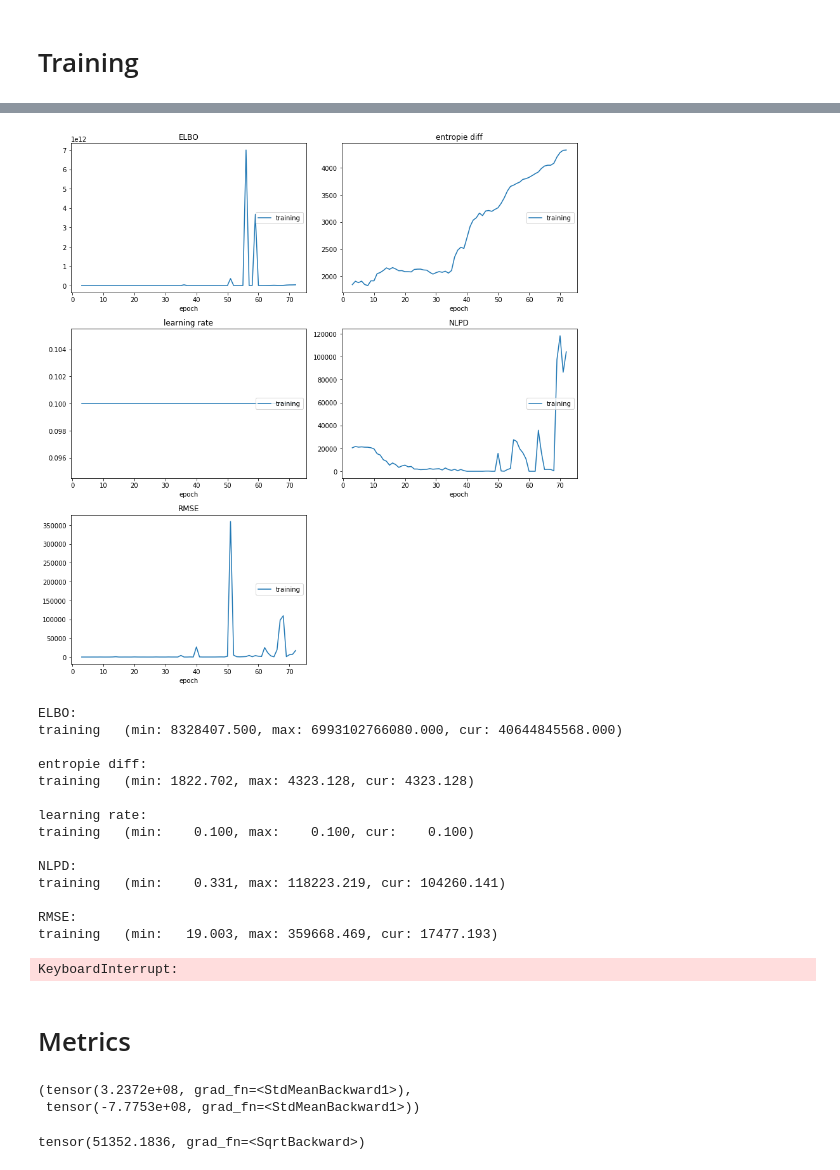
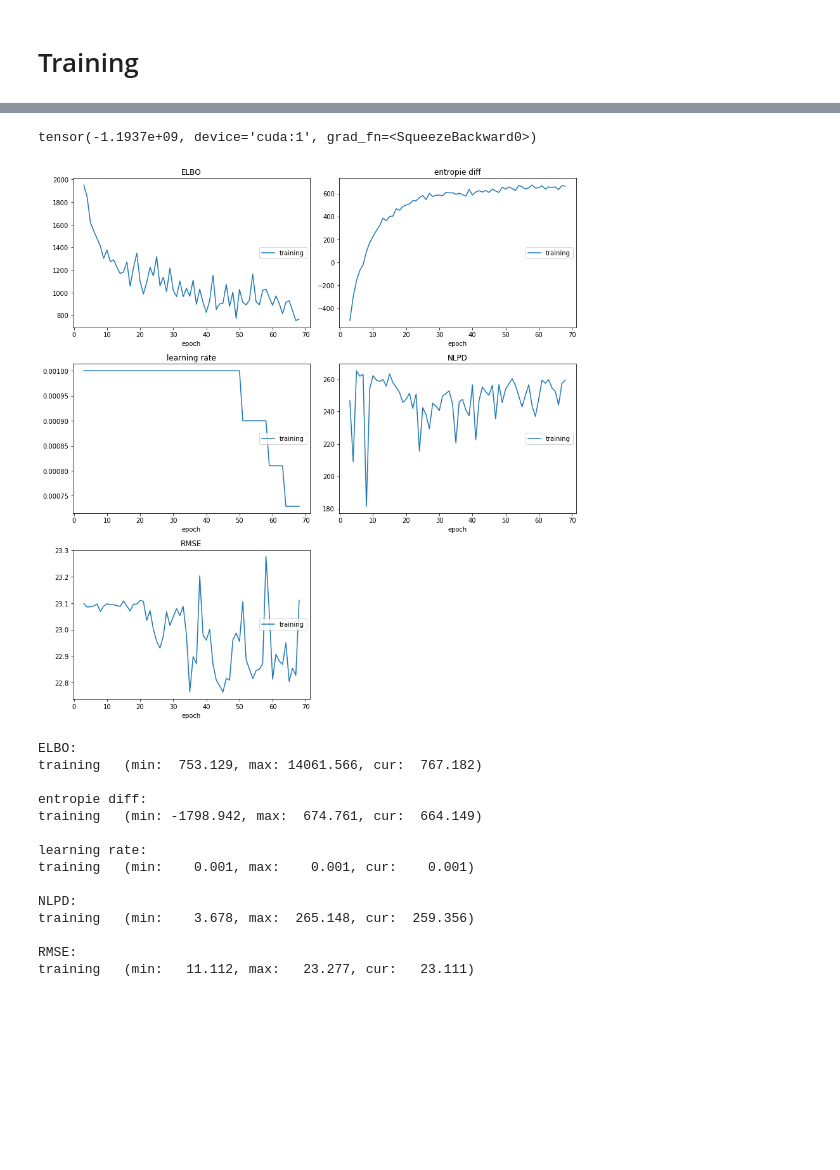
Before and after one commit to cortax/BayesianNN, a Jupyter notebook: GeNVI-Dev_YANN.ipynb, the cells around one changed output, grey strips where cells are left out. Saved outputs shown, nothing was run; the diff lists cells and outputs as text; code cells hidden in the pictures; blank space fills up the shorter version.

Commit message:
corrections on NLDP and sigma_noise

```diff
--- a/GeNVI-Dev_YANN.ipynb
+++ b/GeNVI-Dev_YANN.ipynb
@@ -163,8 +166,8 @@ logtarget = lambda theta : logposterior(theta, x_train, y_train, sigma_noise )
 # Hypernet #
 # %%
 ensemble_size=1
-lat_dim=2
-HN_layerwidth=10
+lat_dim=5
+HN_layerwidth=100
 init_w=.01
 init_b=.001
 activation=nn.ReLU()
@@ -235,7 +238,7 @@ Hyper_Nets=HyNetEns(ensemble_size,lat_dim,HN_layerwidth, output_dim,activation,i
 import matplotlib.pyplot as plt
 %matplotlib inline
 
-theta =Hyper_Nets.sample(500).detach().numpy()
+theta =Hyper_Nets.sample(500).cpu().detach().numpy()
 
 fig, axs = plt.subplots(6, 3,figsize=(8,15))
 for k in range(6):
@@ -318,0 +324,11 @@ print(NNE(p.sample((1,1000)).squeeze(0)))
+# %%
+#NLPD from Quinonero-Candela and al.
+# the average negative log predictive density (NLPD) of the true targets
+
+def NLPD(theta, x, y, sigma_noise):
+    y_pred = mlp(x, theta)
+    L = _log_norm(y_pred, y, torch.tensor([sigma_noise], device=device))
+    n_x = torch.as_tensor(float(x.shape[0]), device=device)
+    n_theta = torch.as_tensor(float(theta.shape[0]), device=device)
+    log_posterior_predictive = torch.logsumexp(L, 0) - torch.log(n_theta)
+    return torch.mean(-log_posterior_predictive)
@@ -324,10 +355,10 @@ n_samples_KDE=1000
 n_samples_NNE=1000
 n_samples_ED=10
 n_samples_LP=10
-max_iter=10000
-learning_rate=0.1
+max_iter=10000000000
+learning_rate=0.001
 min_lr=0.000005
-patience=1000
+patience=500
 lr_decay=0.9
 # %%
 -KDE(Hyper_Nets(n_samples_ED),Hyper_Nets.sample(n_samples_KDE),KDE_prec).mean()
@@ -340,3 +373,7 @@ tensor(-4316.6670, grad_fn=<AddBackward0>)
+# %%
+logtarget(theta).squeeze()
+# %% [output]
+tensor(-1.1937e+09, device='cuda:1', grad_fn=<SqueezeBackward0>)
 # %%
 
 optimizer = torch.optim.Adam(Hyper_Nets.parameters(), lr=learning_rate)
@@ -360,53 +398,50 @@ for t in range(max_iter):
 
 #KDE:
     ED=-KDE(Hyper_Nets(n_samples_ED),Hyper_Nets.sample(n_samples_KDE),KDE_prec).mean()
 #Nearest Neighbour Entropy estimation
 #    ED=NNE(Hyper_Nets(n_samples_NNE))
     LP=logtarget(Hyper_Nets(n_samples_LP)).mean()
-    L =-LP#-ED-LP
-
+    L =-ED-LP
+#    L=-logtarget(theta).squeeze()
     L.backward()
 
     #training_loss.append(L.detach().clone().cpu().numpy())
 
     lr = optimizer.param_groups[0]['lr']
 
     logs['ELBO'] = L.detach().clone().cpu().numpy()
     logs['entropie diff'] = ED.detach().clone().cpu().numpy()
-    logs['learning rate'] = learning_rate
+    logs['learning rate'] = lr
 
 
     scheduler.step(L.detach().clone().cpu().numpy())
 
     optimizer.step()
 
-    if t % 10 == 0:
-        logs['NLPD'] = NLPD(Hyper_Nets(1000),x_test,y_test,0.1)[0].detach().clone().cpu().numpy()
+    if t % 100 == 0:
+        logs['NLPD'] = NLPD(Hyper_Nets(1000),x_test,y_test,sigma_noise).detach().clone().cpu().numpy()
         logs['RMSE'] = RMSE(Hyper_Nets(1000),x_test,y_test).detach().clone().cpu().numpy()
         liveloss.update(logs)
         liveloss.draw()
 
 
 
 
     if lr < min_lr:
         break
 # %% [output]
-[figure, old version]
+[figure, new version]
 ELBO:
-training   (min: 8328407.500, max: 6993102766080.000, cur: 40644845568.000)
+training   (min:  753.129, max: 14061.566, cur:  767.182)
 
 entropie diff:
-training   (min: 1822.702, max: 4323.128, cur: 4323.128)
+training   (min: -1798.942, max:  674.761, cur:  664.149)
 
 learning rate:
-training   (min:    0.100, max:    0.100, cur:    0.100)
+training   (min:    0.001, max:    0.001, cur:    0.001)
 
 NLPD:
-training   (min:    0.331, max: 118223.219, cur: 104260.141)
+training   (min:    3.678, max:  265.148, cur:  259.356)
 
 RMSE:
-training   (min:   19.003, max: 359668.469, cur: 17477.193)
+training   (min:   11.112, max:   23.277, cur:   23.111)
-KeyboardInterrupt:
-# %% [markdown]
-# Metrics #
@@ -424,6 +447,0 @@ def NLPD(theta, x, y, sigma_noise):
-# %%
-lpp=NLPD(Hyper_Nets(1000),x_test,y_test,0.1)
-lpp
-# %% [output]
-(tensor(3.2372e+08, grad_fn=<StdMeanBackward1>),
- tensor(-7.7753e+08, grad_fn=<StdMeanBackward1>))
@@ -436,4 +447,0 @@ def RMSE(theta,x,y):
-# %%
-RMSE(Hyper_Nets(1000),x_test,y_test)
-# %% [output]
-tensor(51352.1836, grad_fn=<SqrtBackward>)
```
Also changed, not shown: parts of 18 cells of this notebook.
